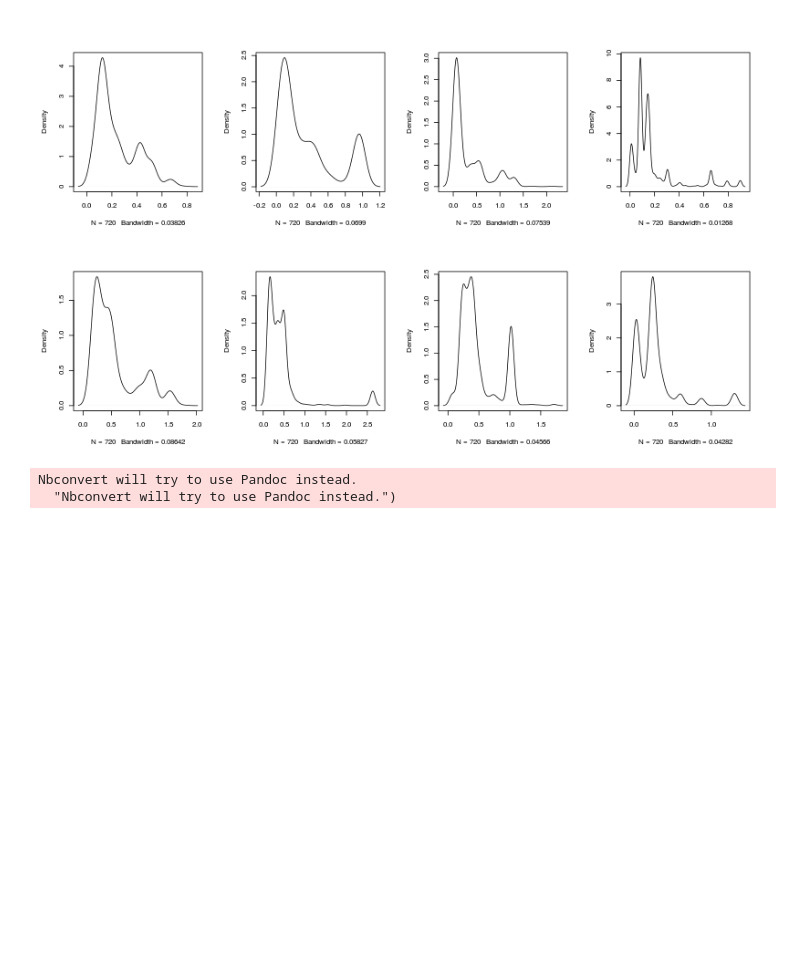
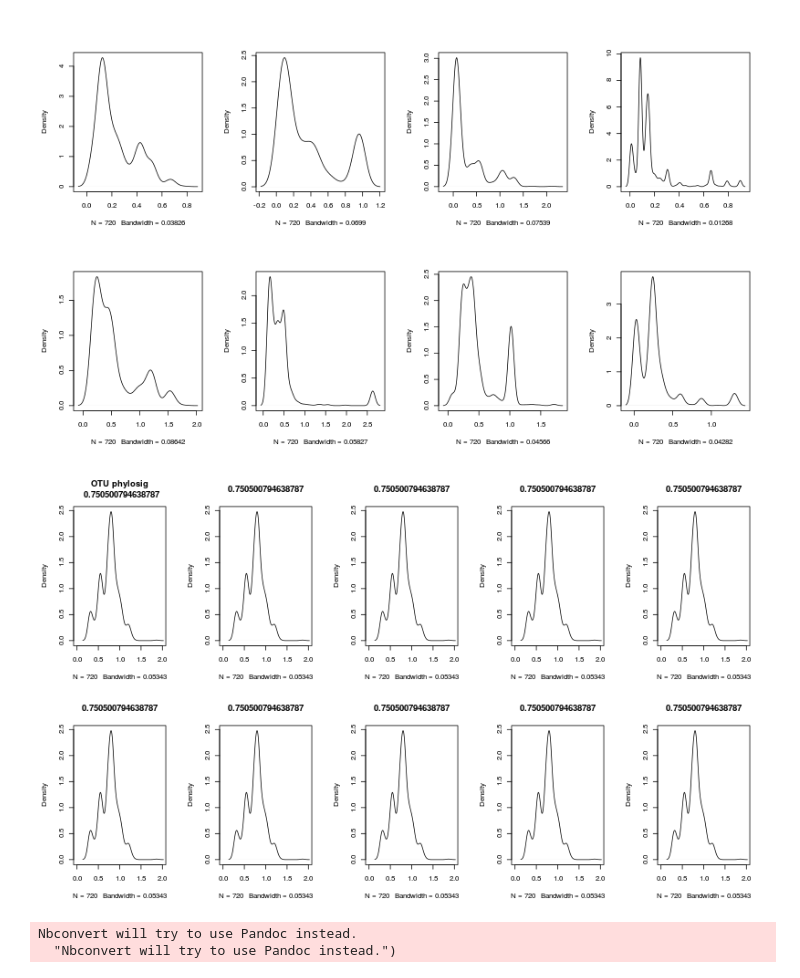
Before and after one commit to ryneches/fishpoo, a Jupyter notebook: fishpoo.ipynb, the cells around one changed output. Cells and saved outputs as stored; diff of their text form; code cells hidden in the pictures; blank space fills up the shorter version.

```diff
--- a/fishpoo.ipynb
+++ b/fishpoo.ipynb
@@ -660,6 +660,24 @@ plot(density(sort(apply( data.frame(phase1_otus), 2, function(x) phylosig( rando
 plot(density(sort(apply( data.frame(phase1_otus), 2, function(x) phylosig( random.trees[[80]], x ) )) ), main="")
 # %% [output]
 [figure]
+# %%
+%%R -w 800 -h 480 -u px
+
+par(mfrow=c(2,5))
+
+phase1_otus <- read.table( file="fishpoo_phase1_otus_vs_host.csv", sep=',')
+phase1_otus_phylosig <- sort(apply( data.frame(phase1_otus), 2, function(x) phylosig( rabosky_trimmed, x ) ))
+plot( density(phase1_otus_phylosig), main=paste( "OTU phylosig\n", toString(mean(phase1_otus_phylosig)) ), xlim=c(0,2) )
+
+rabosky_scrambled <- rabosky_trimmed
+
+for( i in 1:9) {
+rabosky_scrambled$tip.label <- sample(rabosky_trimmed$tip.label)
+phase1_otus_phylosig <- sort(apply( data.frame(phase1_otus), 2, function(x) phylosig( rabosky_scrambled, x ) ))
+plot( density(phase1_otus_phylosig), main=toString(mean(phase1_otus_phylosig)), xlim=c(0,2) )
+}
+# %% [output]
+[figure, added]
 # %%
 from IPython.nbconvert.exporters import SlidesExporter
 from IPython.config import Config
```
Also changed, not shown: parts of 1 cell of this notebook.
